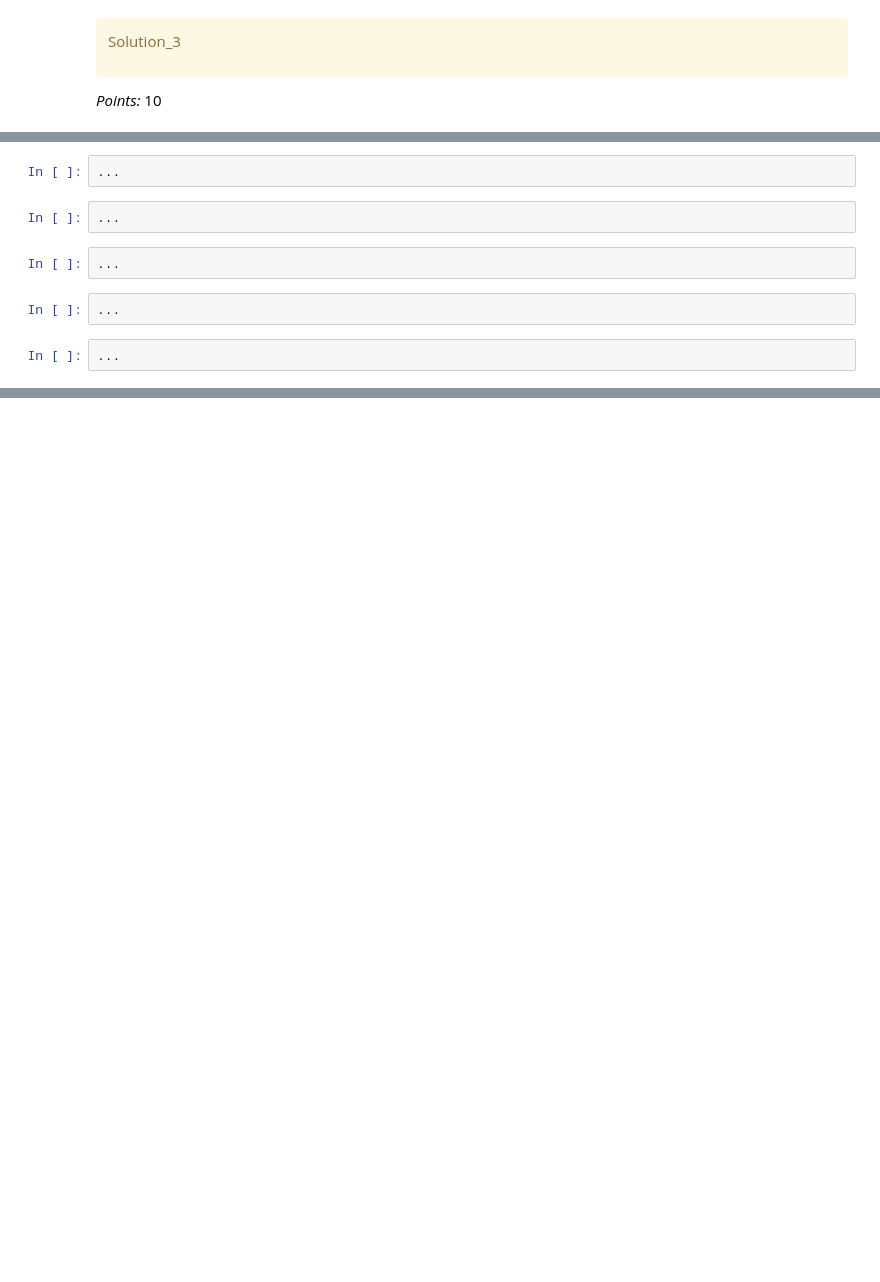
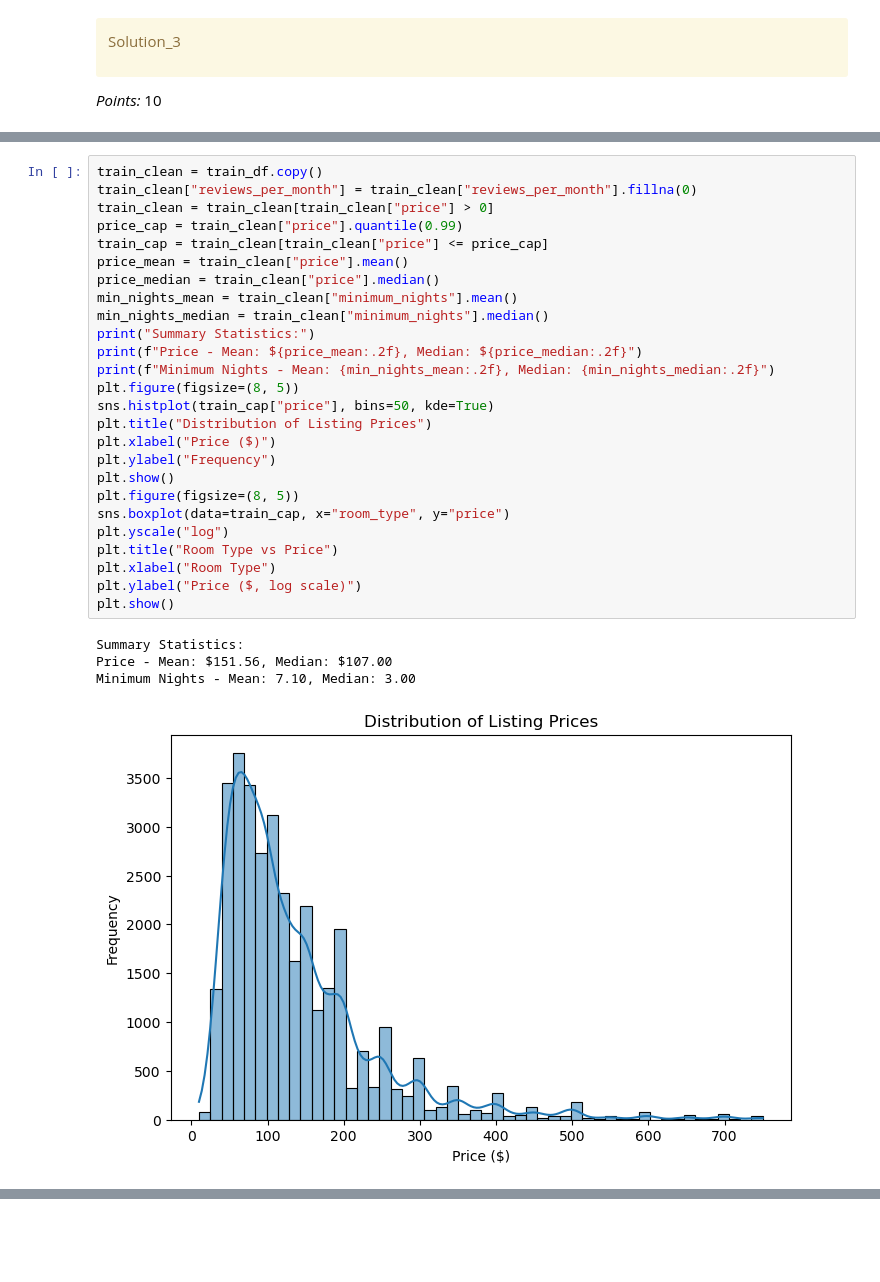
Before and after one commit to gracetownland/330hw5, a Jupyter notebook: hw5.ipynb, the cells around one changed output, grey strips where cells are left out. Saved outputs shown, nothing was run; the diff lists cells and outputs as text; blank space fills up the shorter version.

```diff
--- a/hw5.ipynb
+++ b/hw5.ipynb
@@ -270,10 +269,31 @@ train_df.describe()
-# %%
-...
-# %%
-...
-# %%
-...
-# %%
-...
-# %%
-...
+# %%
+train_clean = train_df.copy()
+train_clean["reviews_per_month"] = train_clean["reviews_per_month"].fillna(0)
+train_clean = train_clean[train_clean["price"] > 0]
+price_cap = train_clean["price"].quantile(0.99)
+train_cap = train_clean[train_clean["price"] <= price_cap]
+price_mean = train_clean["price"].mean()
+price_median = train_clean["price"].median()
+min_nights_mean = train_clean["minimum_nights"].mean()
+min_nights_median = train_clean["minimum_nights"].median()
+print("Summary Statistics:")
+print(f"Price - Mean: ${price_mean:.2f}, Median: ${price_median:.2f}")
+print(f"Minimum Nights - Mean: {min_nights_mean:.2f}, Median: {min_nights_median:.2f}")
+plt.figure(figsize=(8, 5))
+sns.histplot(train_cap["price"], bins=50, kde=True)
+plt.title("Distribution of Listing Prices")
+plt.xlabel("Price ($)")
+plt.ylabel("Frequency")
+plt.show()
+plt.figure(figsize=(8, 5))
+sns.boxplot(data=train_cap, x="room_type", y="price")
+plt.yscale("log")
+plt.title("Room Type vs Price")
+plt.xlabel("Room Type")
+plt.ylabel("Price ($, log scale)")
+plt.show()
+# %% [output]
+Summary Statistics:
+Price - Mean: $151.56, Median: $107.00
+Minimum Nights - Mean: 7.10, Median: 3.00
+[figure, added]
```
Also changed, not shown: parts of 28 cells of this notebook.
